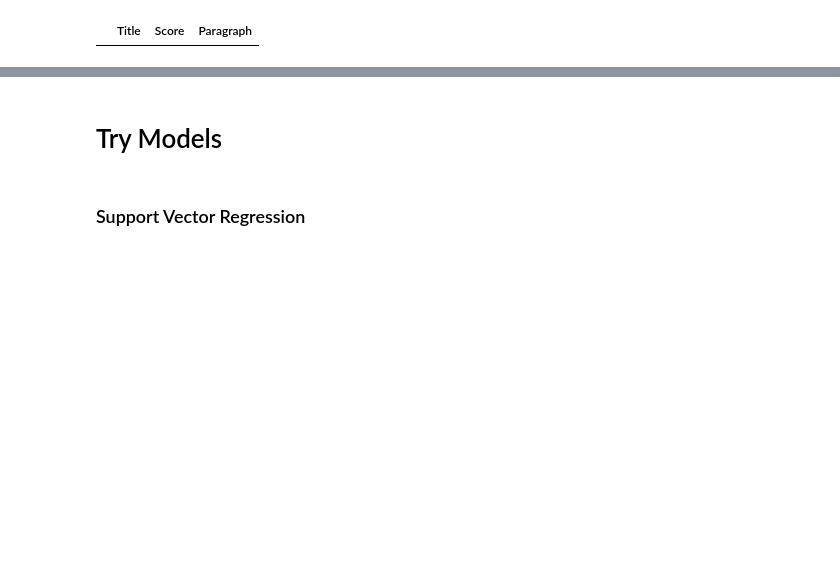
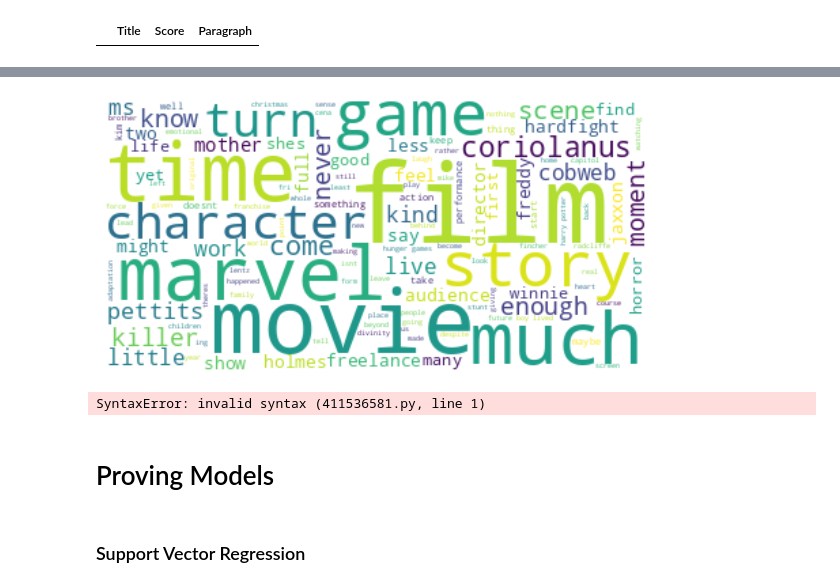
Before and after one commit to Lezp69/Prediction-IGN-Score, a Jupyter notebook: Score Prediction IGN.ipynb, the cells around one changed output, grey strips where cells are left out. Cells and saved outputs as stored; diff of their text form; code cells hidden in the pictures; blank space fills up the shorter version.

```diff
--- a/Score Prediction IGN.ipynb
+++ b/Score Prediction IGN.ipynb
@@ -190,5 +215,34 @@ Name: Score, dtype: object
+# %%
+words_to_remove = ['set', 'even', 'part', 'way', 'end', 'one', 'just', 'make', 'see', 'thats']
+
+def remove_words(text):
+    for word in words_to_remove:
+        text = text.replace(word, '')
+    return text
+
+df['cleaned_Paragraph'] = df['cleaned_Paragraph'].apply(remove_words)
+
+def remove_single_character_words(text):
+    return ' '.join(word for word in text.split() if len(word) > 1)
+
+df['cleaned_Paragraph'] = df['cleaned_Paragraph'].apply(remove_single_character_words)
+# %%
+text = " ".join(i for i in df.cleaned_Paragraph)
+stopwords = set(STOPWORDS)
+wordcloud = WordCloud(stopwords=stopwords, background_color="white").generate(text)
+
+plt.figure( figsize=(15,5))
+plt.imshow(wordcloud, interpolation='bilinear')
+plt.axis("off")
+plt.show()
+# %% [output]
+[figure, added]
+# %%
+//
+# %% [output]
+SyntaxError: invalid syntax (411536581.py, line 1)
 # %% [markdown]
-# Try Models
+# Proving Models
 # %%
 X = df['cleaned_Paragraph']
 y = df['Score']
```
Also changed, not shown: parts of 24 cells of this notebook.
